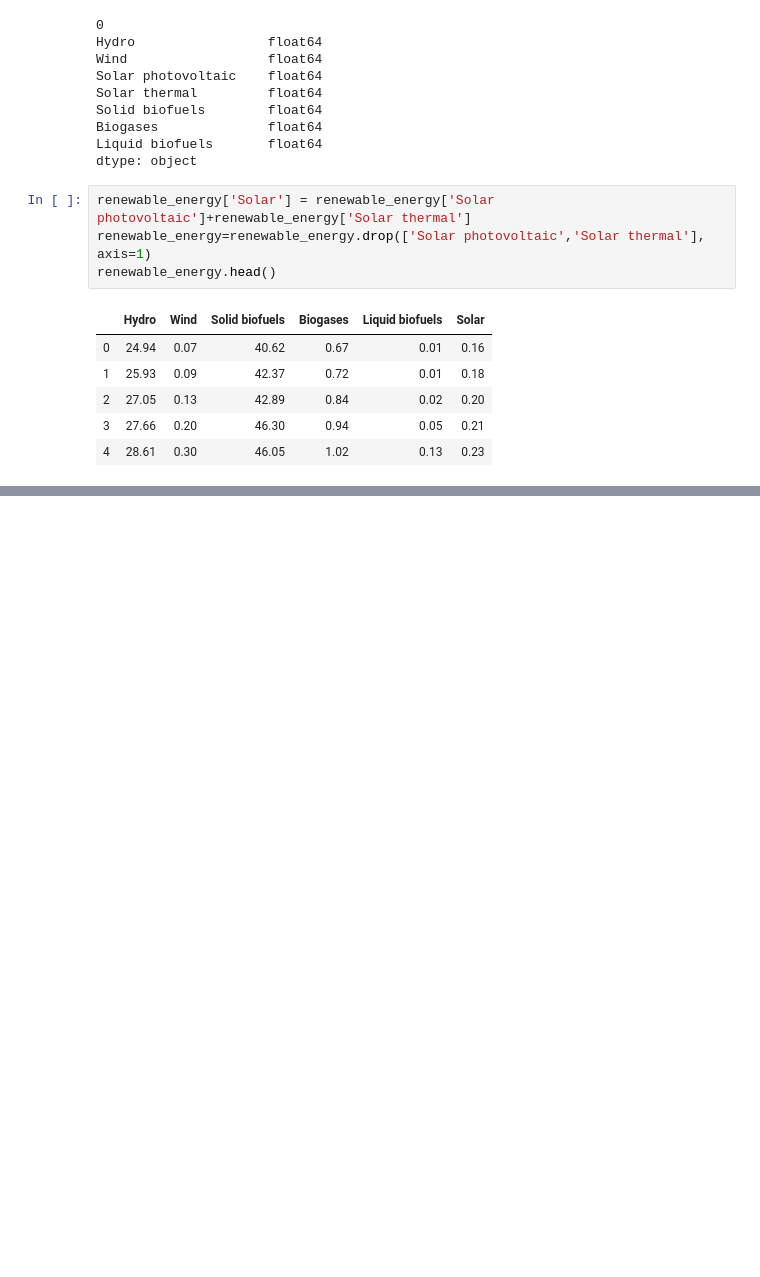
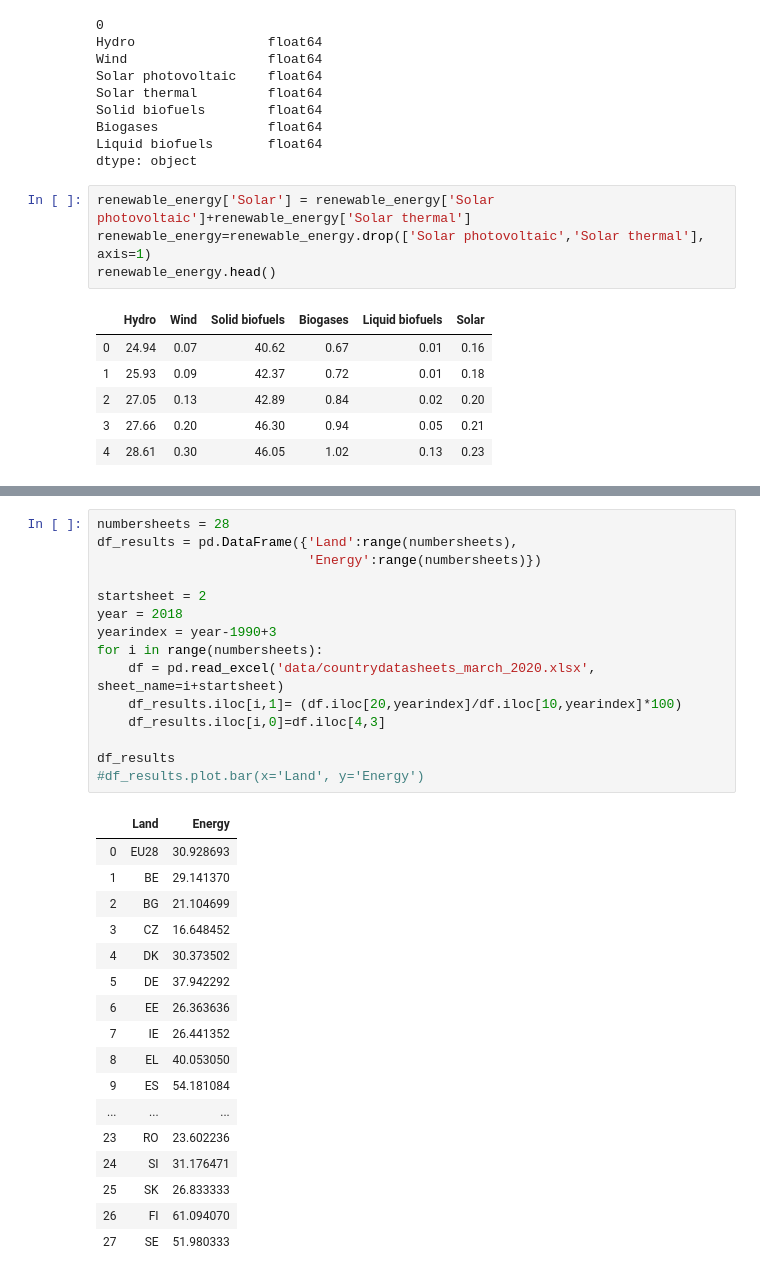
Before and after one commit to nlygar/renewable-energy-eu-statistics, a Jupyter notebook: Untitled1.ipynb, the cells around one changed output, grey strips where cells are left out. Cells and saved outputs as stored; diff of their text form; blank space fills up the shorter version.

```diff
--- a/Untitled1.ipynb
+++ b/Untitled1.ipynb
@@ -378,3 +380,36 @@ ax.legend(handles[::-1], labels[::-1],loc='upper left',fontsize=16)
 # %% [output]
 <matplotlib.legend.Legend at 0x...>
 [figure]
+# %%
+numbersheets = 28
+df_results = pd.DataFrame({'Land':range(numbersheets),
+                           'Energy':range(numbersheets)})
+
+startsheet = 2
+year = 2018
+yearindex = year-1990+3
+for i in range(numbersheets):
+    df = pd.read_excel('data/countrydatasheets_march_2020.xlsx', sheet_name=i+startsheet)
+    df_results.iloc[i,1]= (df.iloc[20,yearindex]/df.iloc[10,yearindex]*100)
+    df_results.iloc[i,0]=df.iloc[4,3]
+
+df_results
+#df_results.plot.bar(x='Land', y='Energy')
+# %% [output]
+|  | Land | Energy |
+| 0 | EU28 | 30.928693 |
+| 1 | BE | 29.141370 |
+| 2 | BG | 21.104699 |
+| 3 | CZ | 16.648452 |
+| 4 | DK | 30.373502 |
+| 5 | DE | 37.942292 |
+| 6 | EE | 26.363636 |
+| 7 | IE | 26.441352 |
+| 8 | EL | 40.053050 |
+| 9 | ES | 54.181084 |
+| ... | ... | ... |
+| 23 | RO | 23.602236 |
+| 24 | SI | 31.176471 |
+| 25 | SK | 26.833333 |
+| 26 | FI | 61.094070 |
+| 27 | SE | 51.980333 |
```
Also changed, not shown: parts of 4 cells of this notebook, 1 other file.
